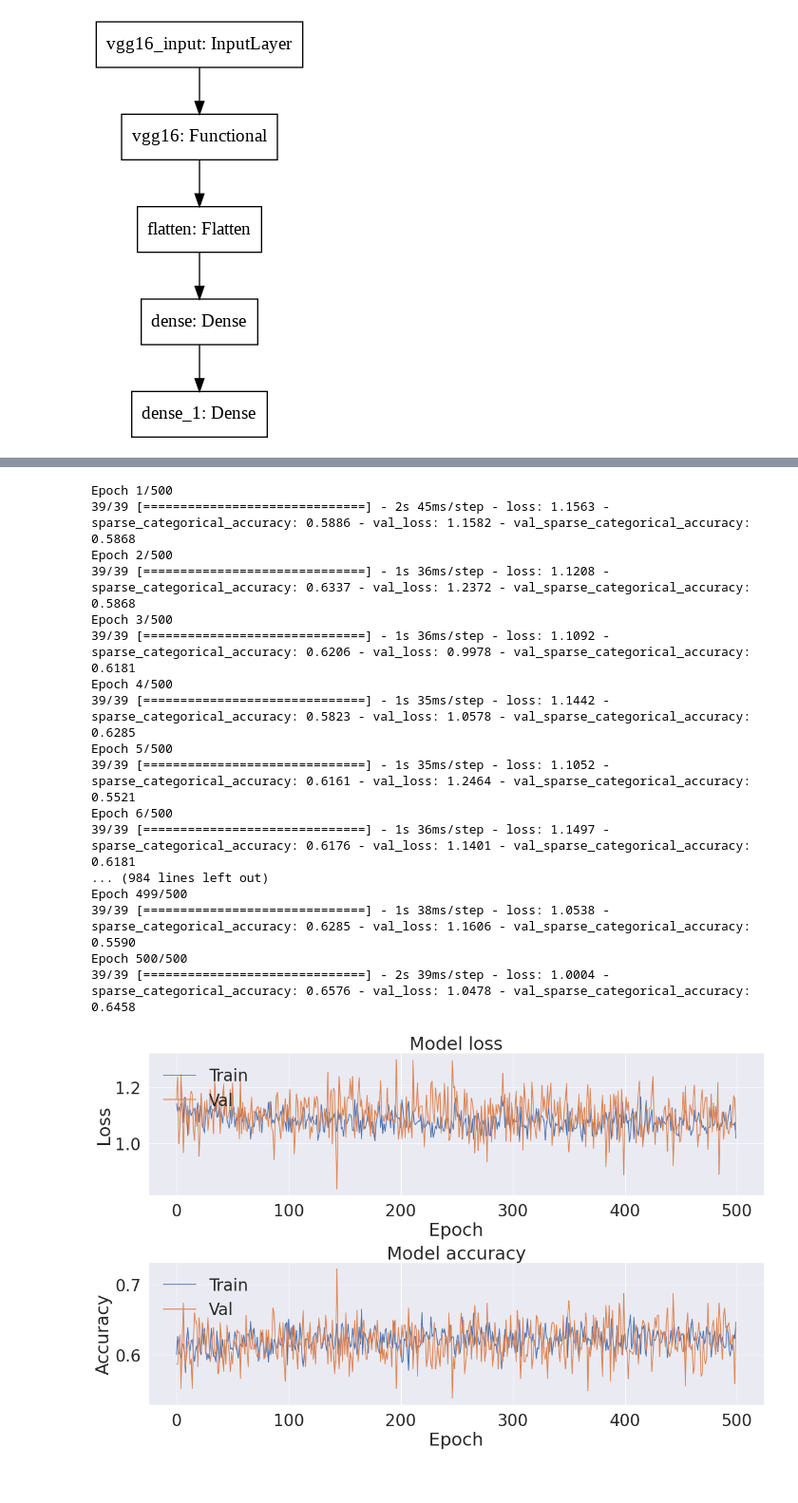
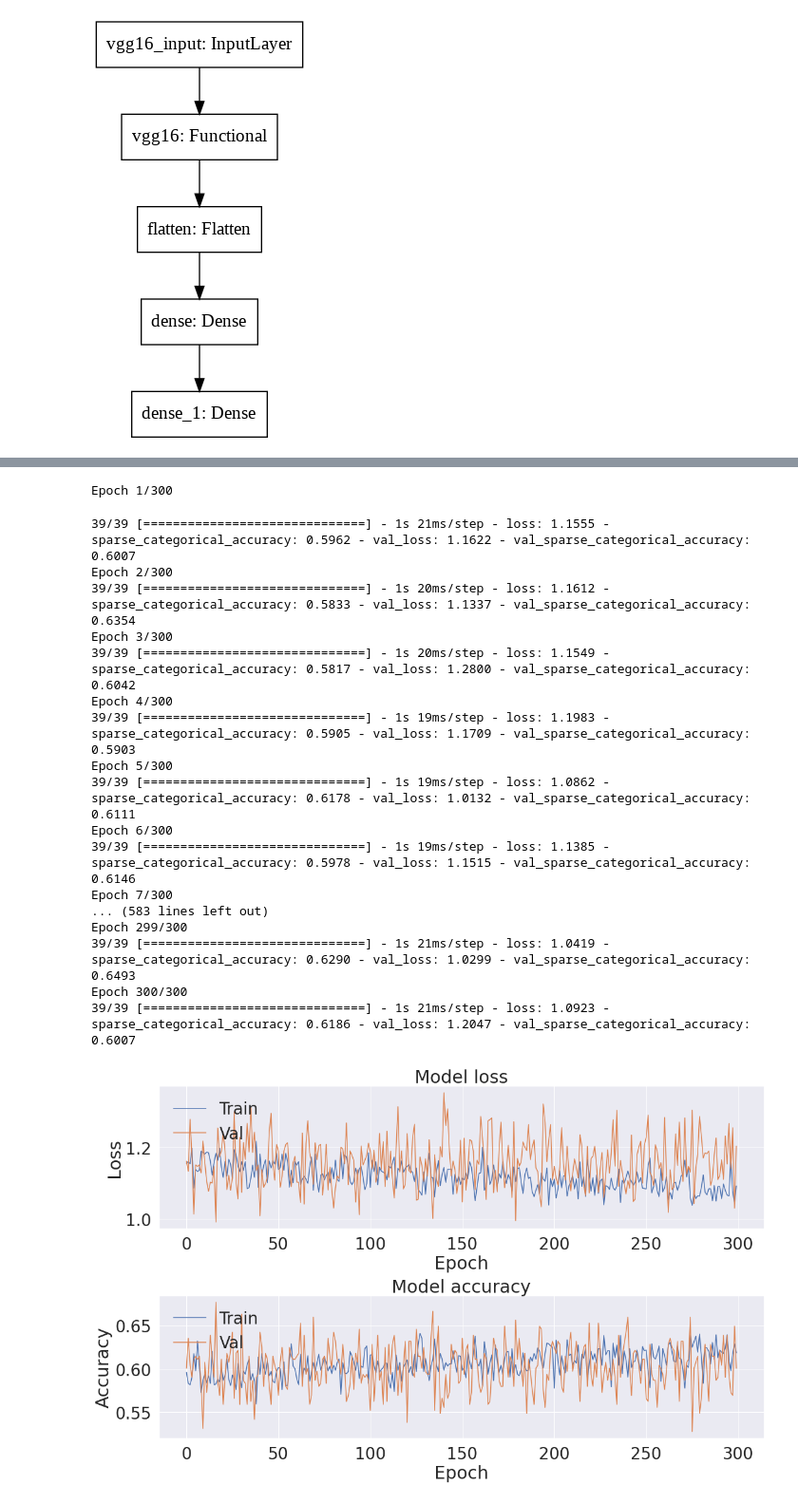
Before and after one commit to jerife/Study-Collection, a Jupyter notebook: Study_Data/Deep_Learning/VGG16 with CIFAR10.ipynb, the cells around one changed output, grey strips where cells are left out. Shown: that part at 95% size. Saved outputs shown, nothing was run; the diff lists cells and outputs as text; code cells hidden in the pictures.

Commit message:
feat. Modeling (Socre update)

```diff
--- a/Study_Data/Deep_Learning/VGG16 with CIFAR10.ipynb
+++ b/Study_Data/Deep_Learning/VGG16 with CIFAR10.ipynb
@@ -173,0 +211,12 @@ top_model.evaluate(test_genrator,batch_size=32)
+# %%
+top_model2.compile(optimizer = tf.keras.optimizers.Adam(),
+                loss = 'sparse_categorical_crossentropy',
+                metrics = [tf.keras.metrics.SparseCategoricalAccuracy()])
+# %%
+history_Vgg2_1 = top_model2.fit_generator(
+    train_generator,
+    steps_per_epoch = len(train_generator)//32,
+    epochs=200,
+    validation_data=validation_generator,
+    validation_steps = len(validation_generator)//32
+)
@@ -176,51 +243,52 @@ for layer in model.layers[-8:]:
   layer.trainable = True
 # %%
-top_model.compile(optimizer = tf.keras.optimizers.Adam(lr=1e-5),
+top_model2.compile(optimizer = tf.keras.optimizers.Adam(),
                 loss = 'sparse_categorical_crossentropy',
                 metrics = [tf.keras.metrics.SparseCategoricalAccuracy()])
 # %%
-history_Vgg = top_model.fit_generator(
+history_Vgg2_2 = top_model2.fit_generator(
     train_generator,
     steps_per_epoch = len(train_generator)//32,
-    epochs=500,
+    epochs=300,
     validation_data=validation_generator,
     validation_steps = len(validation_generator)//32
 )
 # %% [output]
-Epoch 1/500
-39/39 [==============================] - 2s 45ms/step - loss: 1.1563 - sparse_categorical_accuracy: 0.5886 - val_loss: 1.1582 - val_sparse_categorical_accuracy: 0.5868
-Epoch 2/500
-39/39 [==============================] - 1s 36ms/step - loss: 1.1208 - sparse_categorical_accuracy: 0.6337 - val_loss: 1.2372 - val_sparse_categorical_accuracy: 0.5868
-Epoch 3/500
-39/39 [==============================] - 1s 36ms/step - loss: 1.1092 - sparse_categorical_accuracy: 0.6206 - val_loss: 0.9978 - val_sparse_categorical_accuracy: 0.6181
-Epoch 4/500
-39/39 [==============================] - 1s 35ms/step - loss: 1.1442 - sparse_categorical_accuracy: 0.5823 - val_loss: 1.0578 - val_sparse_categorical_accuracy: 0.6285
-Epoch 5/500
-39/39 [==============================] - 1s 35ms/step - loss: 1.1052 - sparse_categorical_accuracy: 0.6161 - val_loss: 1.2464 - val_sparse_categorical_accuracy: 0.5521
-Epoch 6/500
-39/39 [==============================] - 1s 36ms/step - loss: 1.1497 - sparse_categorical_accuracy: 0.6176 - val_loss: 1.1401 - val_sparse_categorical_accuracy: 0.6181
-... (984 lines left out)
-Epoch 499/500
-39/39 [==============================] - 1s 38ms/step - loss: 1.0538 - sparse_categorical_accuracy: 0.6285 - val_loss: 1.1606 - val_sparse_categorical_accuracy: 0.5590
-Epoch 500/500
-39/39 [==============================] - 2s 39ms/step - loss: 1.0004 - sparse_categorical_accuracy: 0.6576 - val_loss: 1.0478 - val_sparse_categorical_accuracy: 0.6458
+Epoch 1/300
+39/39 [==============================] - 1s 21ms/step - loss: 1.1555 - sparse_categorical_accuracy: 0.5962 - val_loss: 1.1622 - val_sparse_categorical_accuracy: 0.6007
+Epoch 2/300
+39/39 [==============================] - 1s 20ms/step - loss: 1.1612 - sparse_categorical_accuracy: 0.5833 - val_loss: 1.1337 - val_sparse_categorical_accuracy: 0.6354
+Epoch 3/300
+39/39 [==============================] - 1s 20ms/step - loss: 1.1549 - sparse_categorical_accuracy: 0.5817 - val_loss: 1.2800 - val_sparse_categorical_accuracy: 0.6042
+Epoch 4/300
+39/39 [==============================] - 1s 19ms/step - loss: 1.1983 - sparse_categorical_accuracy: 0.5905 - val_loss: 1.1709 - val_sparse_categorical_accuracy: 0.5903
+Epoch 5/300
+39/39 [==============================] - 1s 19ms/step - loss: 1.0862 - sparse_categorical_accuracy: 0.6178 - val_loss: 1.0132 - val_sparse_categorical_accuracy: 0.6111
+Epoch 6/300
+39/39 [==============================] - 1s 19ms/step - loss: 1.1385 - sparse_categorical_accuracy: 0.5978 - val_loss: 1.1515 - val_sparse_categorical_accuracy: 0.6146
+Epoch 7/300
+... (583 lines left out)
+Epoch 299/300
+39/39 [==============================] - 1s 21ms/step - loss: 1.0419 - sparse_categorical_accuracy: 0.6290 - val_loss: 1.0299 - val_sparse_categorical_accuracy: 0.6493
+Epoch 300/300
+39/39 [==============================] - 1s 21ms/step - loss: 1.0923 - sparse_categorical_accuracy: 0.6186 - val_loss: 1.2047 - val_sparse_categorical_accuracy: 0.6007
 # %%
 f,ax = plt.subplots(2,1,figsize=(16,10))
-ax[0].plot(history_Vgg.history['loss'])
-ax[0].plot(history_Vgg.history['val_loss'])
+ax[0].plot(history_Vgg2_2.history['loss'])
+ax[0].plot(history_Vgg2_2.history['val_loss'])
 ax[0].set_title('Model loss')
 ax[0].set_ylabel('Loss')
 ax[0].set_xlabel('Epoch')
 ax[0].legend(['Train', 'Val'], loc='upper left')
 
-ax[1].plot(history_Vgg.history['sparse_categorical_accuracy'])
-ax[1].plot(history_Vgg.history['val_sparse_categorical_accuracy'])
+ax[1].plot(history_Vgg2_2.history['sparse_categorical_accuracy'])
+ax[1].plot(history_Vgg2_2.history['val_sparse_categorical_accuracy'])
 ax[1].set_title('Model accuracy')
 ax[1].set_ylabel('Accuracy')
 ax[1].set_xlabel('Epoch')
 ax[1].legend(['Train', 'Val'], loc='upper left')
 
 f.tight_layout()
 plt.show()
 # %% [output]
-[figure, old version]
+[figure, new version]
```
Also changed, not shown: parts of 27 cells of this notebook.
